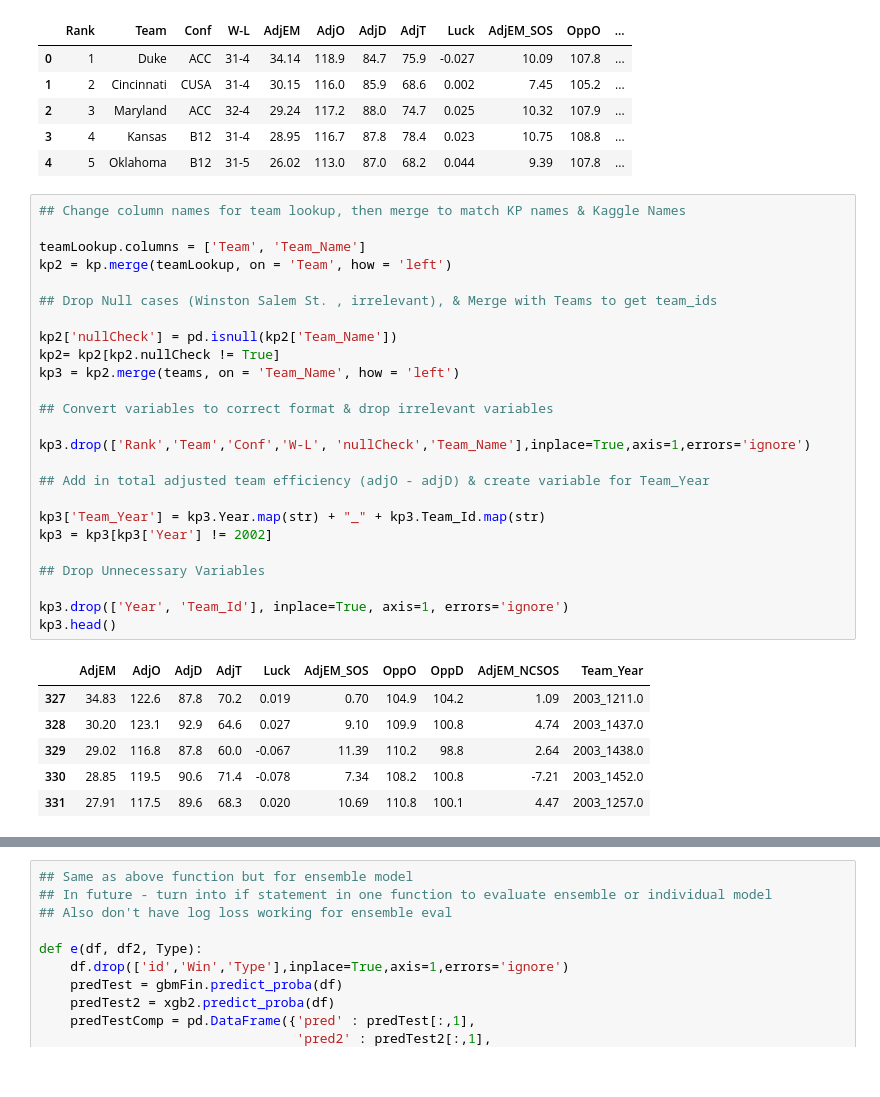
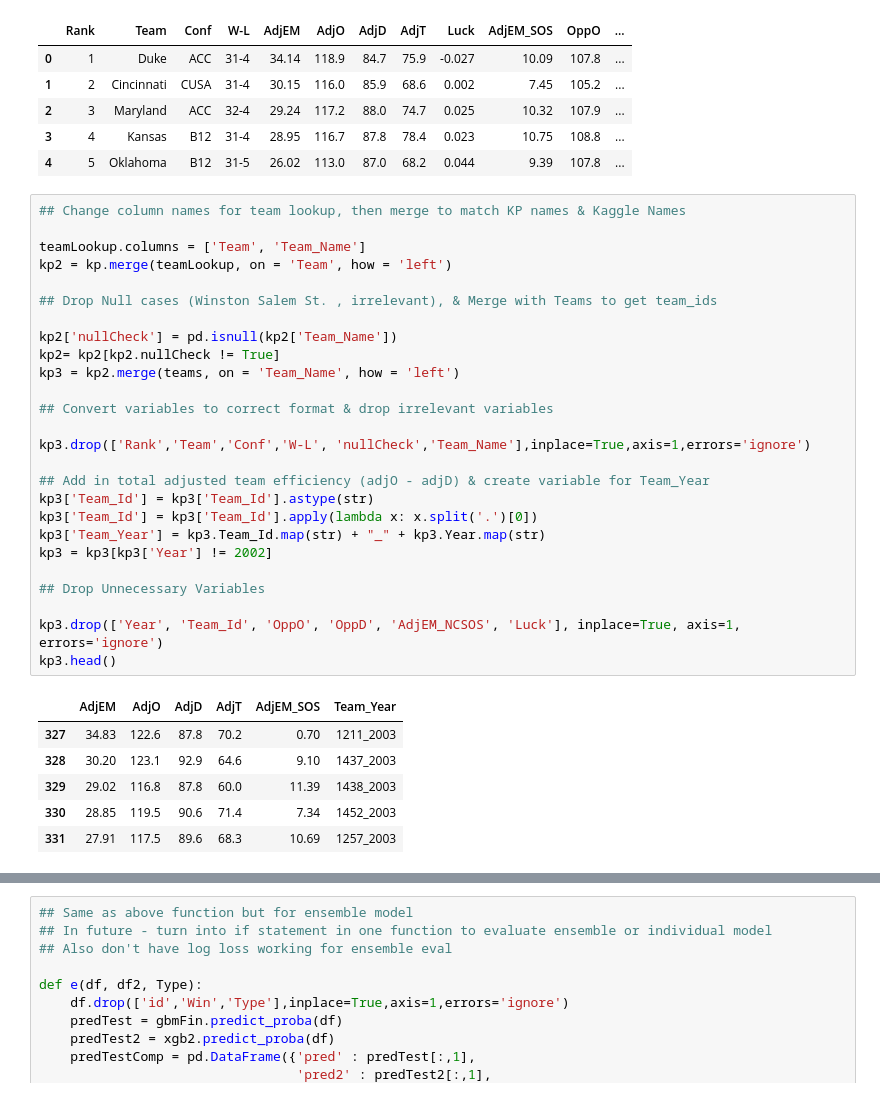
Before and after one commit to WesleyPasfield/March_Madness_2017, a Jupyter notebook: MarchMadness.ipynb, the cells around one changed output, grey strips where cells are left out. Cells and saved outputs as stored; diff of their text form.

```diff
--- a/MarchMadness.ipynb
+++ b/MarchMadness.ipynb
@@ -64,32 +66,33 @@ kp2.head()
 # %%
 ## Change column names for team lookup, then merge to match KP names & Kaggle Names
 
 teamLookup.columns = ['Team', 'Team_Name']
 kp2 = kp.merge(teamLookup, on = 'Team', how = 'left')
 
 ## Drop Null cases (Winston Salem St. , irrelevant), & Merge with Teams to get team_ids
 
 kp2['nullCheck'] = pd.isnull(kp2['Team_Name'])
 kp2= kp2[kp2.nullCheck != True]
 kp3 = kp2.merge(teams, on = 'Team_Name', how = 'left')
 
 ## Convert variables to correct format & drop irrelevant variables
 
 kp3.drop(['Rank','Team','Conf','W-L', 'nullCheck','Team_Name'],inplace=True,axis=1,errors='ignore')
 
 ## Add in total adjusted team efficiency (adjO - adjD) & create variable for Team_Year
-
-kp3['Team_Year'] = kp3.Year.map(str) + "_" + kp3.Team_Id.map(str)
+kp3['Team_Id'] = kp3['Team_Id'].astype(str)
+kp3['Team_Id'] = kp3['Team_Id'].apply(lambda x: x.split('.')[0])
+kp3['Team_Year'] = kp3.Team_Id.map(str) + "_" + kp3.Year.map(str)
 kp3 = kp3[kp3['Year'] != 2002]
 
 ## Drop Unnecessary Variables
 
-kp3.drop(['Year', 'Team_Id'], inplace=True, axis=1, errors='ignore')
+kp3.drop(['Year', 'Team_Id', 'OppO', 'OppD', 'AdjEM_NCSOS', 'Luck'], inplace=True, axis=1, errors='ignore')
 kp3.head()
 # %% [output]
-|  | AdjEM | AdjO | AdjD | AdjT | Luck | AdjEM_SOS | OppO | OppD | AdjEM_NCSOS | Team_Year |
-| 327 | 34.83 | 122.6 | 87.8 | 70.2 | 0.019 | 0.70 | 104.9 | 104.2 | 1.09 | 2003_1211.0 |
-| 328 | 30.20 | 123.1 | 92.9 | 64.6 | 0.027 | 9.10 | 109.9 | 100.8 | 4.74 | 2003_1437.0 |
-| 329 | 29.02 | 116.8 | 87.8 | 60.0 | -0.067 | 11.39 | 110.2 | 98.8 | 2.64 | 2003_1438.0 |
-| 330 | 28.85 | 119.5 | 90.6 | 71.4 | -0.078 | 7.34 | 108.2 | 100.8 | -7.21 | 2003_1452.0 |
-| 331 | 27.91 | 117.5 | 89.6 | 68.3 | 0.020 | 10.69 | 110.8 | 100.1 | 4.47 | 2003_1257.0 |
+|  | AdjEM | AdjO | AdjD | AdjT | AdjEM_SOS | Team_Year |
+| 327 | 34.83 | 122.6 | 87.8 | 70.2 | 0.70 | 1211_2003 |
+| 328 | 30.20 | 123.1 | 92.9 | 64.6 | 9.10 | 1437_2003 |
+| 329 | 29.02 | 116.8 | 87.8 | 60.0 | 11.39 | 1438_2003 |
+| 330 | 28.85 | 119.5 | 90.6 | 71.4 | 7.34 | 1452_2003 |
+| 331 | 27.91 | 117.5 | 89.6 | 68.3 | 10.69 | 1257_2003 |
```
Also changed, not shown: parts of 27 cells of this notebook, 3 other files.
